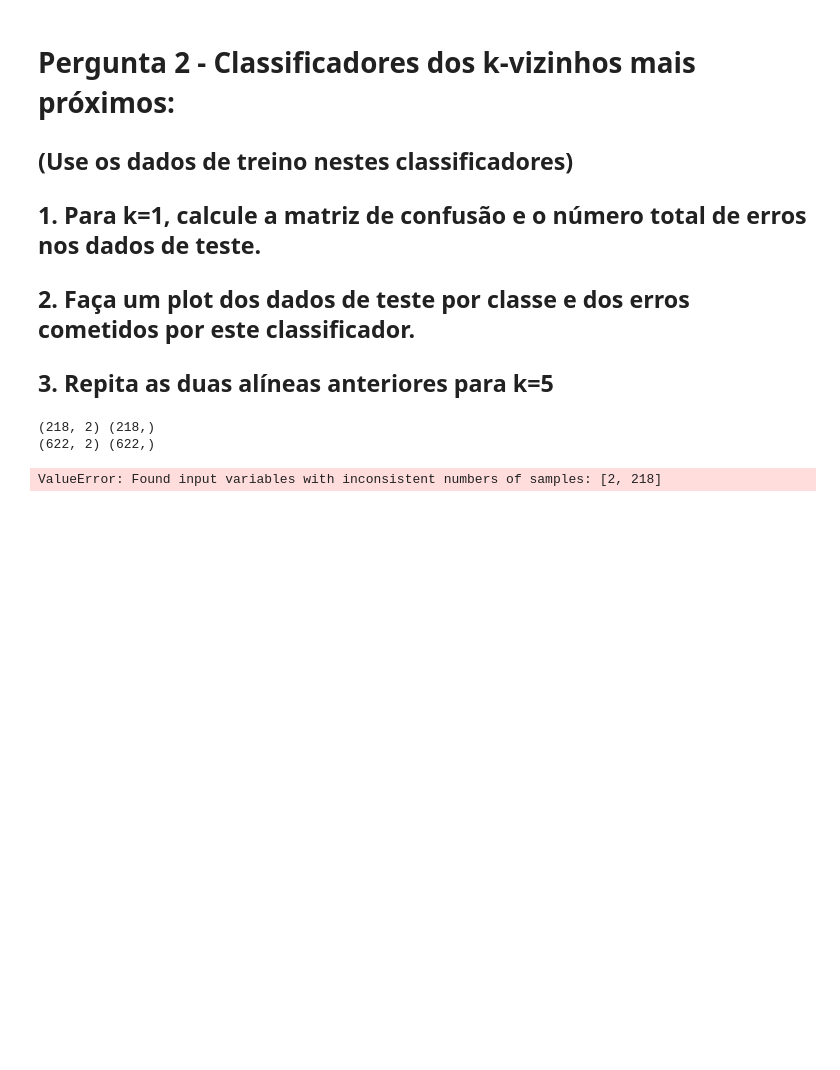
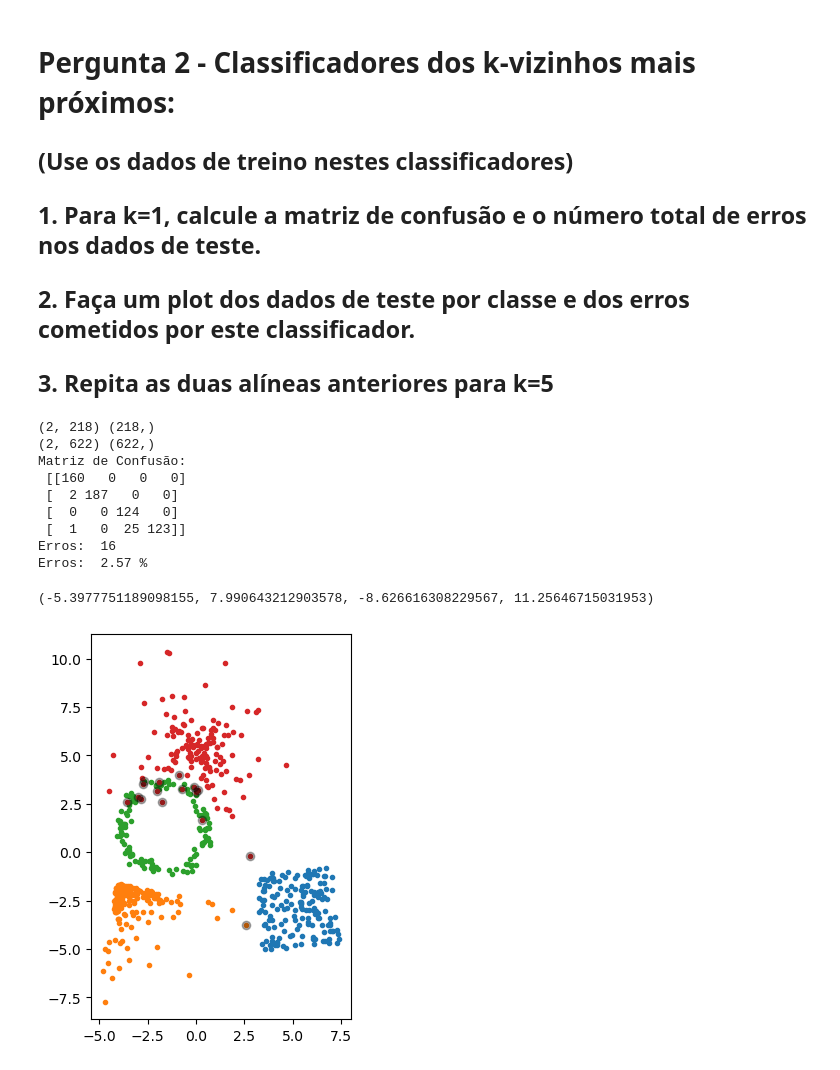
Before and after one commit to AnaSofOliveira/AA-22-23, a Jupyter notebook: _old/Laboratorios/Lab2/progsLab2.ipynb, the cells around one changed output. Drawn from its saved outputs; the diff is of its cells as text; code cells hidden in the pictures; blank space fills up the shorter version.

```diff
--- a/_old/Laboratorios/Lab2/progsLab2.ipynb
+++ b/_old/Laboratorios/Lab2/progsLab2.ipynb
@@ -172,32 +182,40 @@ Número de erros no teste:  98
 ## 2. Faça um plot dos dados de teste por classe e dos erros cometidos por este classificador.
 ## 3. Repita as duas alíneas anteriores para k=5
 # %%
-K = 1
+k = 1
 
 print(X_treino.shape, y_treino.shape)
 print(X_teste.shape, y_teste.shape)
 
-kNN = KNeighborsClassifier(n_neighbors=K)
+kNN = KNeighborsClassifier(n_neighbors=k)
 
 kNN.fit(X_treino.T, y_treino)
 
-ye = kNN.predict(X_teste.T)
+ye1 = kNN.predict(X_teste.T)
 
 
 CM = confusion_matrix(y_teste, ye)
 print("Matriz de Confusão: \n", CM)
-print("Erros: ", np.sum(y_teste != ye))
-prob_erro = np.sum(y_teste != ye) / y_teste.shape[0]
+print("Erros: ", np.sum(y_teste != ye1))
+prob_erro = np.sum(y_teste != ye1) / y_teste.shape[0]
 print("Erros: ", np.round(prob_erro*100, 2), "%")
 
-plt.figure(figsize=(15, 15))
+plt.figure(figsize=(5, 5))
 plt.plot(X_teste[0, y_teste==0], X_teste[1,y_teste==0], '.')
 plt.plot(X_teste[0, y_teste==1], X_teste[1,y_teste==1], '.')
 plt.plot(X_teste[0, y_teste==2], X_teste[1,y_teste==2], '.')
 plt.plot(X_teste[0, y_teste==3], X_teste[1,y_teste==3], '.')
-plt.plot(X_teste[0,y_teste!=ye], X_teste[1,y_teste!=ye],'ok',alpha=.4)
+plt.plot(X_teste[0,y_teste!=ye1], X_teste[1,y_teste!=ye1],'ok',alpha=.3)
 plt.axis('scaled')
 # %% [output]
-(218, 2) (218,)
-(622, 2) (622,)
+(2, 218) (218,)
+(2, 622) (622,)
+Matriz de Confusão:
+ [[160   0   0   0]
+ [  2 187   0   0]
+ [  0   0 124   0]
+ [  1   0  25 123]]
+Erros:  16
+Erros:  2.57 %
-ValueError: Found input variables with inconsistent numbers of samples: [2, 218]
+(-5.3977751189098155, 7.990643212903578, -8.626616308229567, 11.25646715031953)
+[figure, added]
```
Also changed, not shown: parts of 3 cells of this notebook, 1 other file.
